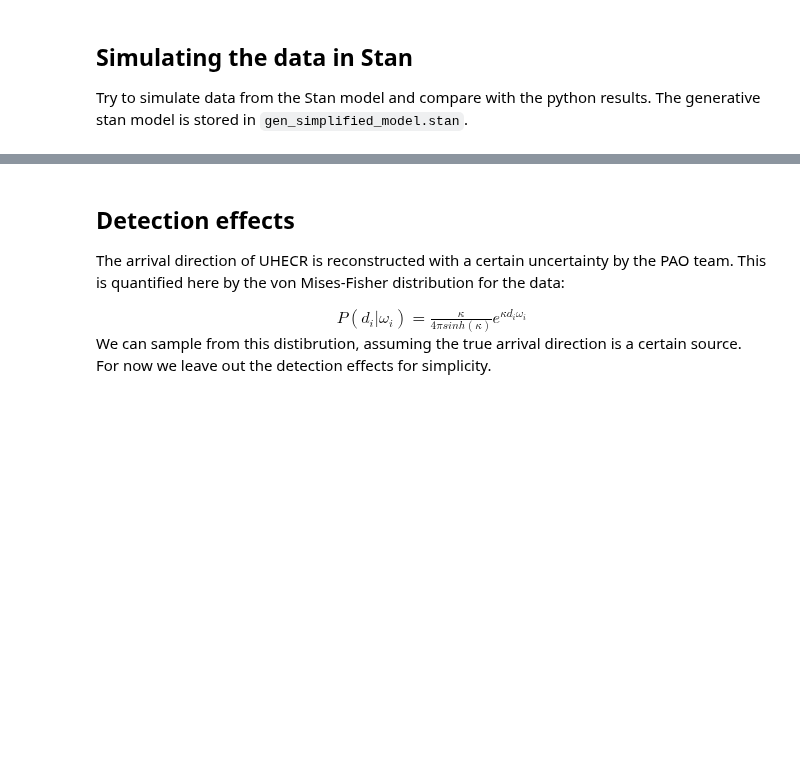
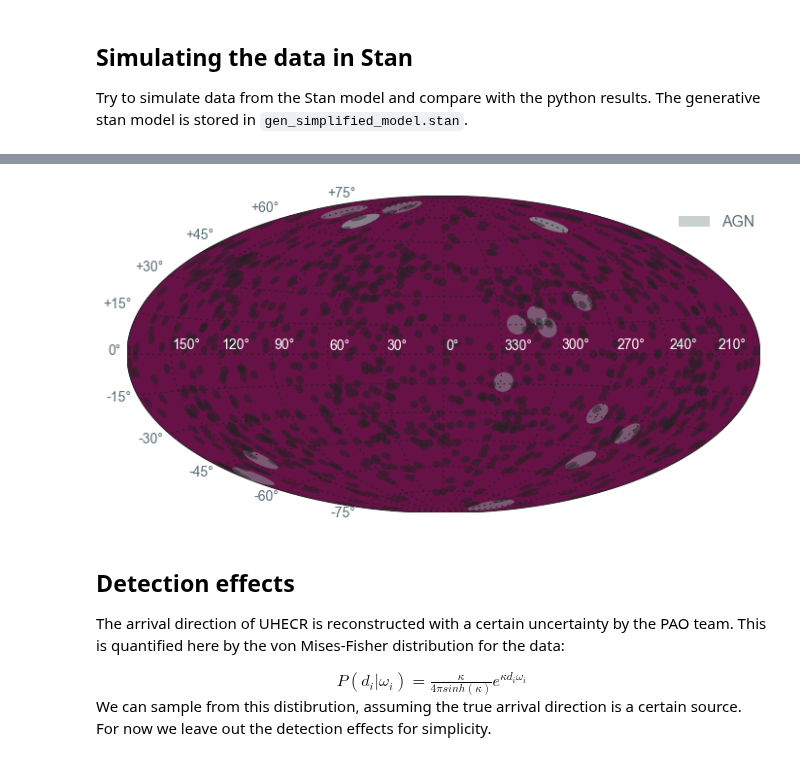
Before and after one commit to cescalara/fancy, a Jupyter notebook: soiaporn_model/simplified_model.ipynb, the cells around one changed output, grey strips where cells are left out. Drawn from its saved outputs; the diff is of its cells as text; code cells hidden in the pictures; blank space fills up the shorter version.

```diff
--- a/soiaporn_model/simplified_model.ipynb
+++ b/soiaporn_model/simplified_model.ipynb
@@ -235,3 +231,21 @@ omega_sim = fit.extract(['omega'])
+# %%
+omega_sim = fit.extract(['omega'])['omega'].reshape([F_T, 3])
+omega_sim = Direction(omega_sim, 1)
+
+# plot the results on a skymap
+# sources
+fig, skymap = data.show()
+# simulated data
+label = True
+for lon, lat in np.nditer([omega_sim.lons, omega_sim.lats]):
+    if label:
+        skymap.tissot(lon, lat, 2, npts = 30, facecolor = 'k', alpha = 0.5,
+                      label = 'simulated data')
+        label = False
+    else:
+        skymap.tissot(lon, lat, 2, npts = 30, facecolor = 'k', alpha = 0.5)
+# %% [output]
+[figure, added]
 # %% [markdown]
 ## Detection effects
 
```
Also changed, not shown: parts of 8 cells of this notebook.
